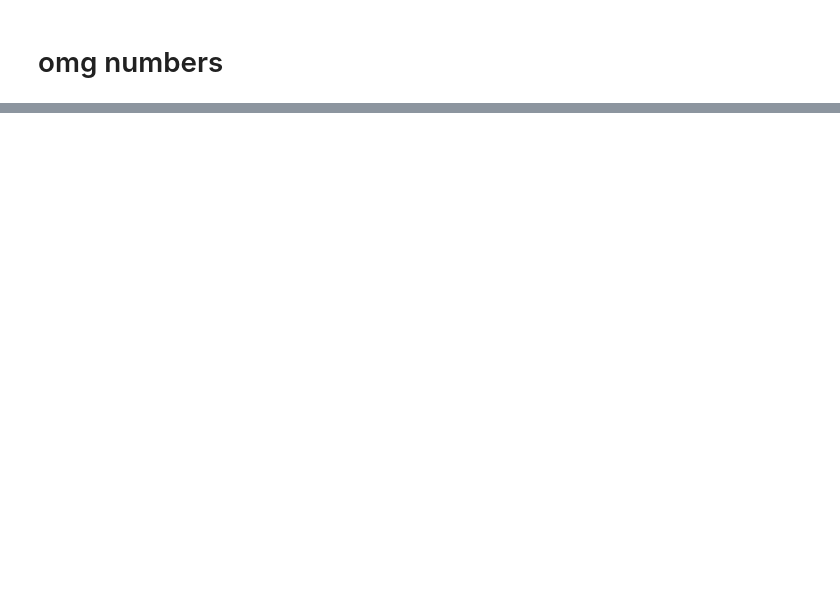
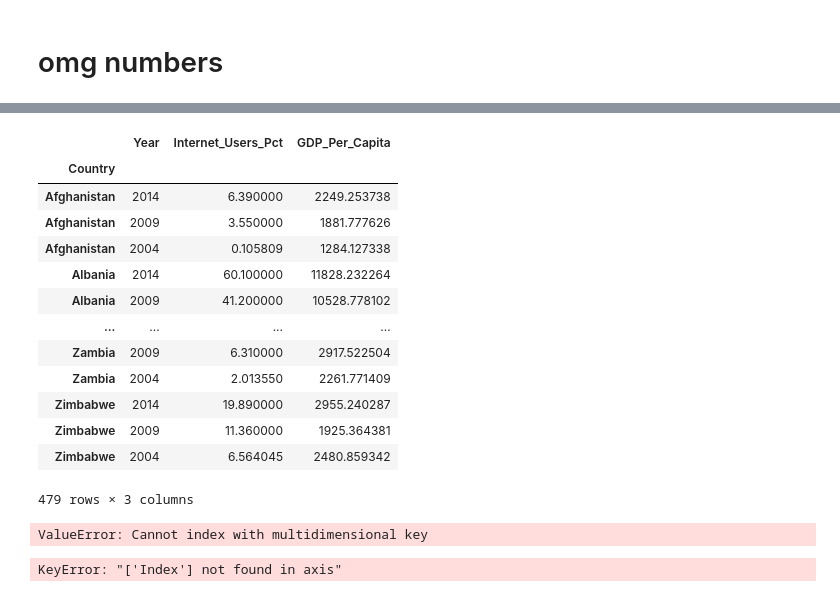
Before and after one commit to TheRealIanGray/gdp-and-internet-usage-TheRealIanGray, a Jupyter notebook: First Python Project.ipynb, the cells around one changed output, grey strips where cells are left out. Drawn from its saved outputs; the diff is of its cells as text; code cells hidden in the pictures; blank space fills up the shorter version.

```diff
--- a/First Python Project.ipynb
+++ b/First Python Project.ipynb
@@ -238,0 +257,27 @@ o14=plt.scatter(gdp_and_internet_use_2014.Internet_Users_Pct, gdp_and_internet_u
+# %%
+gdp_and_internet_use_sub_c=gdp_and_internet_use_sub.set_index('Country')
+gdp_and_internet_use_sub_c
+# %% [output]
+|  | Year | Internet_Users_Pct | GDP_Per_Capita |
+| Country |  |  |  |
+| Afghanistan | 2014 | 6.390000 | 2249.253738 |
+| Afghanistan | 2009 | 3.550000 | 1881.777626 |
+| Afghanistan | 2004 | 0.105809 | 1284.127338 |
+| Albania | 2014 | 60.100000 | 11828.232264 |
+| Albania | 2009 | 41.200000 | 10528.778102 |
+| ... | ... | ... | ... |
+| Zambia | 2009 | 6.310000 | 2917.522504 |
+| Zambia | 2004 | 2.013550 | 2261.771409 |
+| Zimbabwe | 2014 | 19.890000 | 2955.240287 |
+| Zimbabwe | 2009 | 11.360000 | 1925.364381 |
+| Zimbabwe | 2004 | 6.564045 | 2480.859342 |
+479 rows × 3 columns
+# %%
+gdp_and_internet_use_sub_c.loc[top_5_df]
+# %% [output]
+ValueError: Cannot index with multidimensional key
+# %%
+top_5_df.drop('Index')
+top_5_df
+# %% [output]
+KeyError: "['Index'] not found in axis"
```
Also changed, not shown: parts of 22 cells of this notebook, 1 other file.
